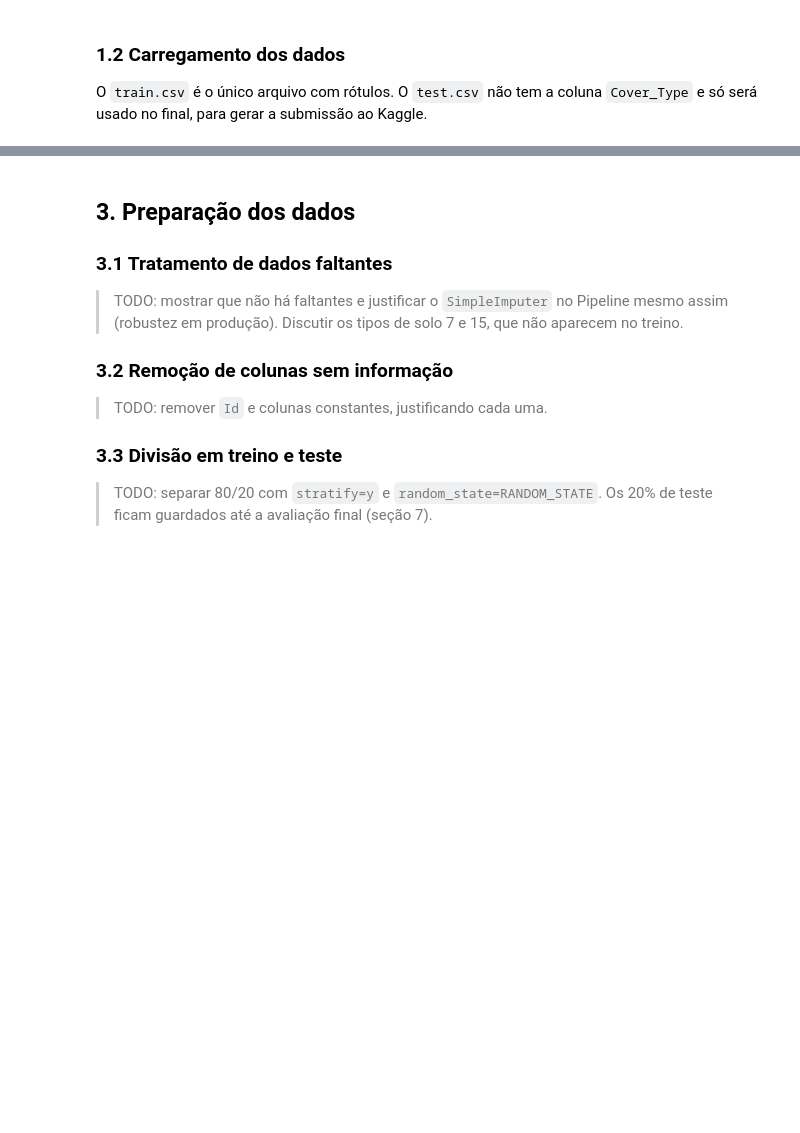
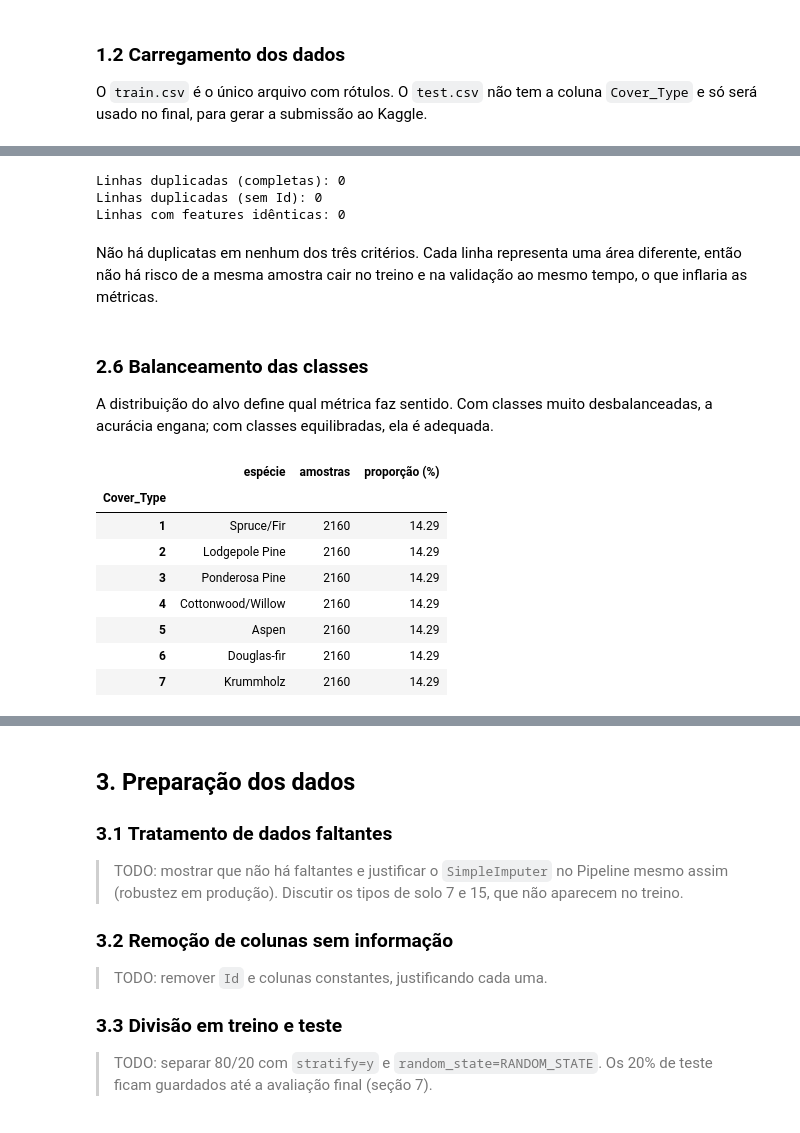
Before and after one commit to delpupoarthur/forest-cover-classification, a Jupyter notebook: forest_cover_classification.ipynb, the cells around one changed output, grey strips where cells are left out. Saved outputs shown, nothing was run; the diff lists cells and outputs as text; code cells hidden in the pictures; blank space fills up the shorter version.

```diff
--- a/forest_cover_classification.ipynb
+++ b/forest_cover_classification.ipynb
@@ -104,0 +230,44 @@ print(f"{len(NUM_COLS)} numéricas, {len(WILD_COLS)} de área selvagem, {len(SOI
+# %%
+features = df.drop(columns=["Id", TARGET])
+
+print("Linhas duplicadas (completas):", df.duplicated().sum())
+print("Linhas duplicadas (sem Id):", df.drop(columns="Id").duplicated().sum())
+print("Linhas com features idênticas:", features.duplicated().sum())
+# %% [output]
+Linhas duplicadas (completas): 0
+Linhas duplicadas (sem Id): 0
+Linhas com features idênticas: 0
+# %% [markdown]
+Não há duplicatas em nenhum dos três critérios. Cada linha representa uma área diferente, então não há risco de a mesma amostra cair no treino e na validação ao mesmo tempo, o que inflaria as métricas.
+# %% [markdown]
+### 2.6 Balanceamento das classes
+
+A distribuição do alvo define qual métrica faz sentido. Com classes muito desbalanceadas, a acurácia engana; com classes equilibradas, ela é adequada.
+# %%
+# Nomes das espécies, reutilizados nos gráficos e relatórios das próximas seções
+COVER_NAMES = {
+    1: "Spruce/Fir",
+    2: "Lodgepole Pine",
+    3: "Ponderosa Pine",
+    4: "Cottonwood/Willow",
+    5: "Aspen",
+    6: "Douglas-fir",
+    7: "Krummholz",
+}
+
+contagem_classes = df[TARGET].value_counts().sort_index()
+pd.DataFrame({
+    "espécie": contagem_classes.index.map(COVER_NAMES),
+    "amostras": contagem_classes.values,
+    "proporção (%)": (contagem_classes.values / len(df) * 100).round(2),
+}, index=contagem_classes.index)
+# %% [output]
+|  | espécie | amostras | proporção (%) |
+| Cover_Type |  |  |  |
+| 1 | Spruce/Fir | 2160 | 14.29 |
+| 2 | Lodgepole Pine | 2160 | 14.29 |
+| 3 | Ponderosa Pine | 2160 | 14.29 |
+| 4 | Cottonwood/Willow | 2160 | 14.29 |
+| 5 | Aspen | 2160 | 14.29 |
+| 6 | Douglas-fir | 2160 | 14.29 |
+| 7 | Krummholz | 2160 | 14.29 |
```
Also changed, not shown: parts of 22 cells of this notebook.
